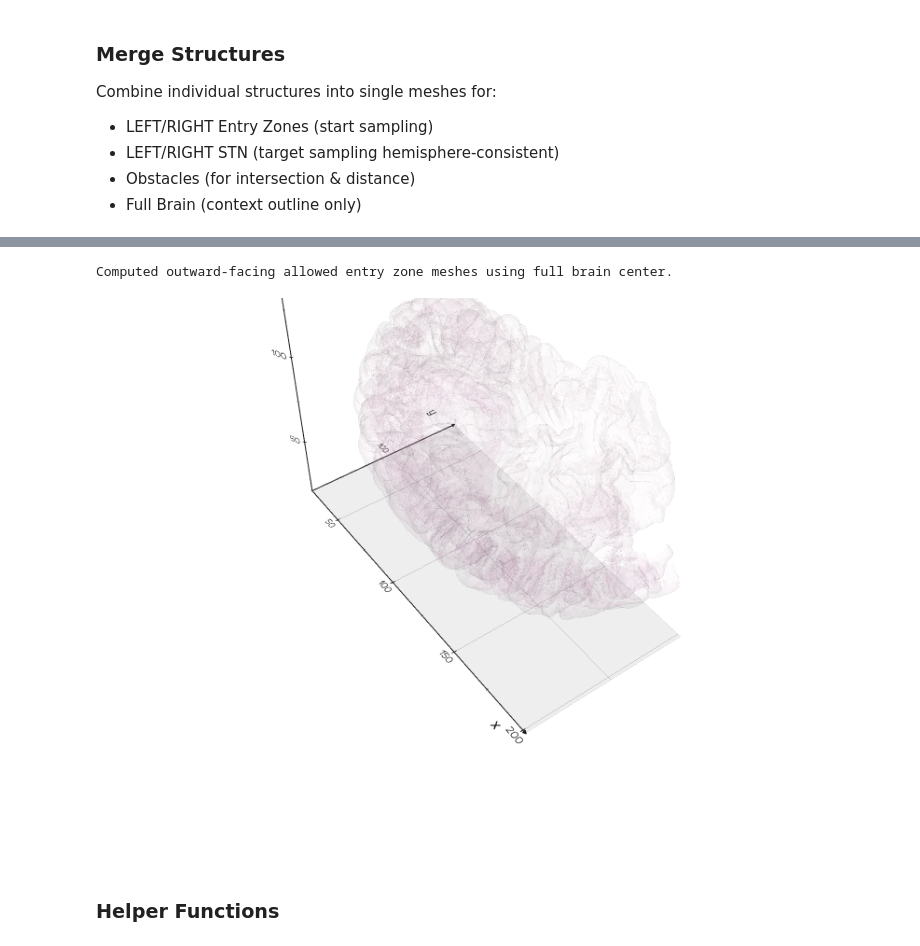
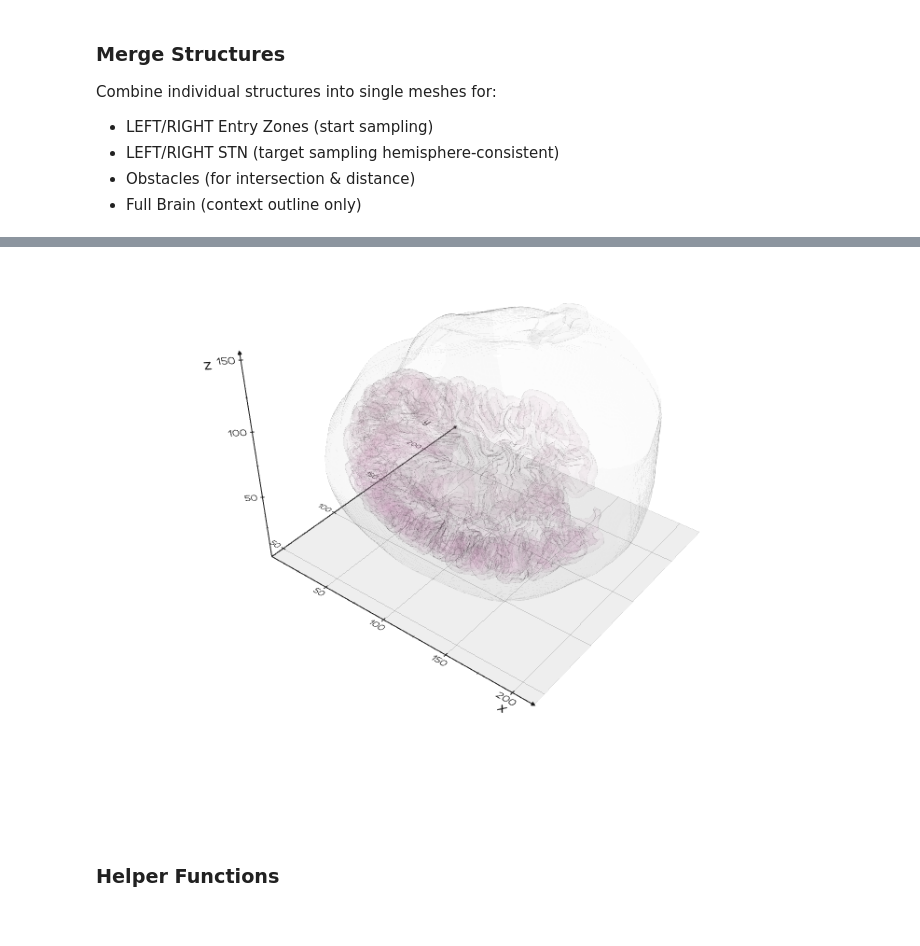
Before and after one commit to vivienxy/Optimization_Project, a Jupyter notebook: linear_opt_method_comparison.ipynb, the cells around one changed output, grey strips where cells are left out. Drawn from its saved outputs; the diff is of its cells as text; code cells hidden in the pictures.

Commit message:
Add mapping to skin surface

```diff
--- a/linear_opt_method_comparison.ipynb
+++ b/linear_opt_method_comparison.ipynb
@@ -57,6 +57,9 @@ right_stn_dir = os.path.join(stn_root_dir, "RIGHT_STN")
 # Full brain (for context / outline only)
 full_brain_dir = os.path.join(base_dir, "full_brain")
 
+# Skin surface (outer head/skin/skull)
+skin_dir = os.path.join(base_dir, "skin")
+
 # Obstacles (same role as before)
 obstacles_dir = os.path.join(base_dir, "obstacles")
 
@@ -83,6 +86,7 @@ allowed_left_entry_zone_structures = []
 allowed_right_entry_zone_structures = []
 obstacle_structures = []
 full_brain_structures = []
+skin_structures = []
 
 # Loader utility: walk all subfolders and load every .nii / .nii.gz
 def load_folder_surfaces(root_folder, color, alpha=1.0):
@@ -124,6 +128,10 @@ obstacle_structures = load_folder_surfaces(obstacles_dir, color="red", alpha=0.7
 
 print("\nLoading Full Brain Outline...")
 full_brain_structures = load_folder_surfaces(full_brain_dir, color="grey", alpha=0.01)
+
+print("\nLoading Skin Surface...")
+# Use light skin tone color and slightly higher alpha for visibility
+skin_structures = load_folder_surfaces(skin_dir, color="grey", alpha=0.02)
 # %% [output]
 Loading Entry Zones (LEFT)...
   Loading structure: LEFT_FRONTAL_LOBE\Model_1003_posterior_part_of_left_middle_frontal_gyrus.nii
@@ -158,9 +166,8 @@ if merged_left_entry_zone: merged_left_entry_zone.alpha(0.04)
 merged_right_entry_zone = merge(right_entry_zone_structures) if right_entry_zone_structures else None
 if merged_right_entry_zone: merged_right_entry_zone.alpha(0.04)
 
-# Placeholders for allowed (outer-facing) entry zone meshes; computed later
-merged_allowed_left_entry_zone = None
-merged_allowed_right_entry_zone = None
+merged_allowed_left_entry_zone = merged_left_entry_zone
+merged_allowed_right_entry_zone = merged_right_entry_zone
 
 merged_left_stn = merge(left_stn_structures) if left_stn_structures else None
 merged_right_stn = merge(right_stn_structures) if right_stn_structures else None
@@ -171,6 +178,9 @@ if merged_obstacles: merged_obstacles.c("red").alpha(0.75)
 merged_full_brain = merge(full_brain_structures) if full_brain_structures else None
 if merged_full_brain: merged_full_brain.c("grey").alpha(0.01)
 
+merged_skin = merge(skin_structures) if skin_structures else None
+if merged_skin: merged_skin.c("grey").alpha(0.02)
+
 print("\nMerged Summary:")
 print(f"  Left Entry Zone: {'yes' if merged_left_entry_zone else 'no'}")
 print(f"  Right Entry Zone: {'yes' if merged_right_entry_zone else 'no'}")
@@ -180,6 +190,7 @@ print(f"  Left STN: {'yes' if merged_left_stn else 'no'}")
 print(f"  Right STN: {'yes' if merged_right_stn else 'no'}")
 print(f"  Obstacles: {'yes' if merged_obstacles else 'no'}")
 print(f"  Full Brain: {'yes' if merged_full_brain else 'no'}")
+print(f"  Skin: {'yes' if merged_skin else 'no'}")
 # %% [output]
 Merged Summary:
   Left Entry Zone: yes
@@ -193,68 +205,13 @@ Merged Summary:
-# %%
-# Compute allowed entry zones (outer-facing only) based on full brain center
-# This cell should run AFTER merging meshes
-if merged_full_brain is None:
-    print("[WARN] Full brain mesh not available; cannot compute outward-facing entry zones.")
-else:
-    brain_center = np.array(merged_full_brain.points).mean(axis=0)
-
-    allowed_left_entry_zone_structures = []
-    allowed_right_entry_zone_structures = []
-
-    def outer_facing_mesh_from_merged(merged_mesh, color, alpha):
-        if merged_mesh is None:
-            return None
-        # Ensure normals on cells
-        merged_mesh.compute_normals(points=False, cells=True, consistency=True)
-        verts = np.array(merged_mesh.points)
-        faces = np.array(merged_mesh.cells)
-        try:
-            norms = np.array(merged_mesh.celldata["Normals"])
-        except Exception:
-            norms = None
-        if norms is None or norms.size == 0 or faces.size == 0:
-            print("  [WARN] Could not compute cell normals; returning original merged mesh")
-            mm = merged_mesh.clone()
-            mm.c(color).alpha(alpha)
-            return mm
-        faces_centers = verts[faces].mean(axis=1)
-        vectors = faces_centers - brain_center
-        dots = np.einsum("ij,ij->i", norms, vectors)
-        keep = dots > 0
-        if keep.sum() == 0:
-            print("  [WARN] No outward-facing faces detected; returning original merged mesh")
-            mm = merged_mesh.clone()
-            mm.c(color).alpha(alpha)
-            return mm
-        outer_faces = faces[keep]
-        outer_mesh = vedo.Mesh([verts, outer_faces])
-        outer_mesh.clean()
-        outer_mesh.smooth()
-        outer_mesh.c(color).alpha(alpha)
-        return outer_mesh
-
-    # Compute allowed (outer-facing) merged entry zone meshes
-    merged_allowed_left_entry_zone = outer_facing_mesh_from_merged(merged_left_entry_zone, color=(0.95, 0.65, 0.85), alpha=0.04)
-    merged_allowed_right_entry_zone = outer_facing_mesh_from_merged(merged_right_entry_zone, color=(0.95, 0.75, 0.85), alpha=0.04)
-
-    # Also keep list variants for downstream plotting that expects lists
-    if merged_allowed_left_entry_zone is not None:
-        allowed_left_entry_zone_structures = [merged_allowed_left_entry_zone]
-    if merged_allowed_right_entry_zone is not None:
-        allowed_right_entry_zone_structures = [merged_allowed_right_entry_zone]
-
-    print("Computed outward-facing allowed entry zone meshes using full brain center.")
-# %% [output]
-Computed outward-facing allowed entry zone meshes using full brain center.
 # %%
 # Plot and show the outer entry zone
 actors1 = []
-actors1 += allowed_left_entry_zone_structures
-actors1 += allowed_right_entry_zone_structures
+actors1.append(merged_allowed_left_entry_zone)
+actors1.append(merged_allowed_right_entry_zone)
+actors1.append(merged_skin)
 # actors1.append(merged_full_brain)
 show(actors1, axes=1, viewup="z", title="Entry Zones")
 # %% [output]
-[figure, old version]
+[figure, new version]
 # %% [markdown]
 ### Helper Functions
 # %%
```
Also changed, not shown: parts of 27 cells of this notebook, 4 other files.
